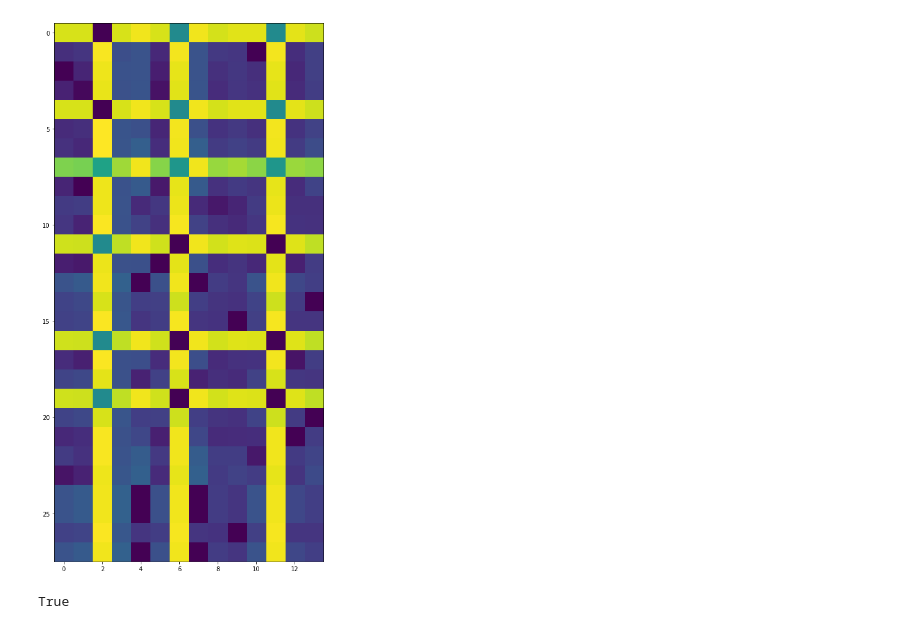
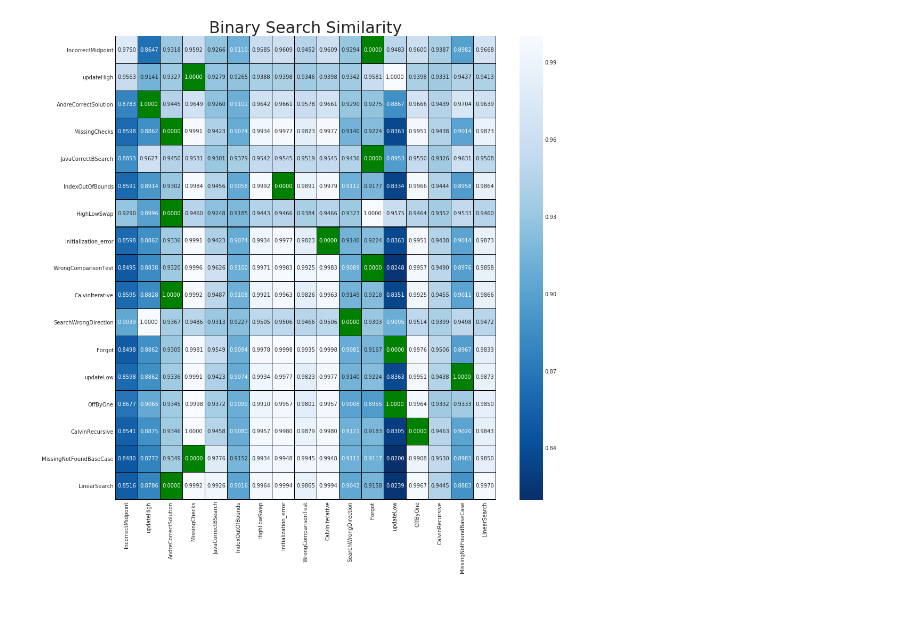
Before and after one commit to rhartman96/SeniorProject, a Jupyter notebook: Plots.ipynb, the cells around one changed output. Saved outputs shown, nothing was run; the diff lists cells and outputs as text; code cells hidden in the pictures.

Commit message:
Merged distance mapping weights Began notebook with initial heatmap similarity plots

```diff
--- a/Plots.ipynb
+++ b/Plots.ipynb
@@ -5,17 +11,0 @@ import pandas as pd
-# %%
-file = "AutomatedProgramFeedback/editDistanceMappting.csv"
-df = pd.read_csv(file)
-df = df.drop(df.columns[0], axis=1)
-matrix = df.as_matrix()
-ax = plt.imshow(df.as_matrix(), interpolation='nearest')
-fig = plt.gcf()
-fig.set_size_inches(16.5, 16.5)
-plt.show()
-# %% [output]
-[figure, removed]
-# %%
-test = np.zeros(10)
-test2 = np.zeros(10)
-np.array_equal(test,test2)
-# %% [output]
-True
@@ -21,0 +15,27 @@ True
+# %%
+file = "AutomatedProgramFeedback/editDistanceMappting-binaryRyan.csv"
+df = pd.read_csv(file)
+df = df.drop(df.columns[0], axis=1)
+titles = list(df.columns.values)
+newTitles = list()
+for title in titles:
+    newTitles.append(title.replace('/udrive/student/rhartman2014/SeniorProject//programs/binary/References/',''))
+df.columns = newTitles
+normed_matrix = normalize(df.as_matrix(), axis=1, norm='l1')
+normed_matrix = np.subtract(1.0, normed_matrix)
+fig, ax = plt.subplots()
+fig.set_figwidth(16)
+fig.set_figheight(16)
+ax.set_title('Binary Search Similarity',fontsize=30)
+color = ['g']
+correct = np.random.choice(a=[False, True], size=(17, 17), p=[0.5, 1-0.5])
+matrix = np.zeros((17,17))
+sns.set_style("darkgrid")
+for i in range(0,17):
+#     ax.add_patch(Rectangle((i,random.randint(0,16)),1,1,fill=False,edgecolor='green', lw=5))
+    matrix[i][random.randint(0,16)] = 1
+ax = sns.heatmap(normed_matrix,ax=ax,annot=True, cmap='Blues_r',fmt=".4f",linewidths=0.125,linecolor='k',mask = matrix==1,)
+ax = sns.heatmap(correct,ax=ax,annot=True, cmap=color,fmt=".4f", mask = matrix != 1, cbar=False,linewidths=0.125,linecolor='k',yticklabels=newTitles,xticklabels=newTitles)
+plt.savefig('binarySearch.pdf')
+# %% [output]
+[figure, added]
```
Also changed, not shown: parts of 3 cells of this notebook, 7 other files.
